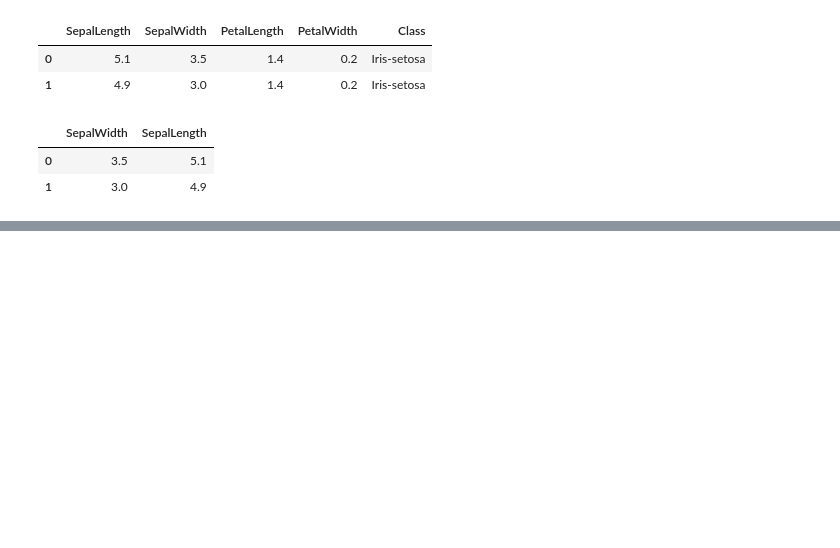
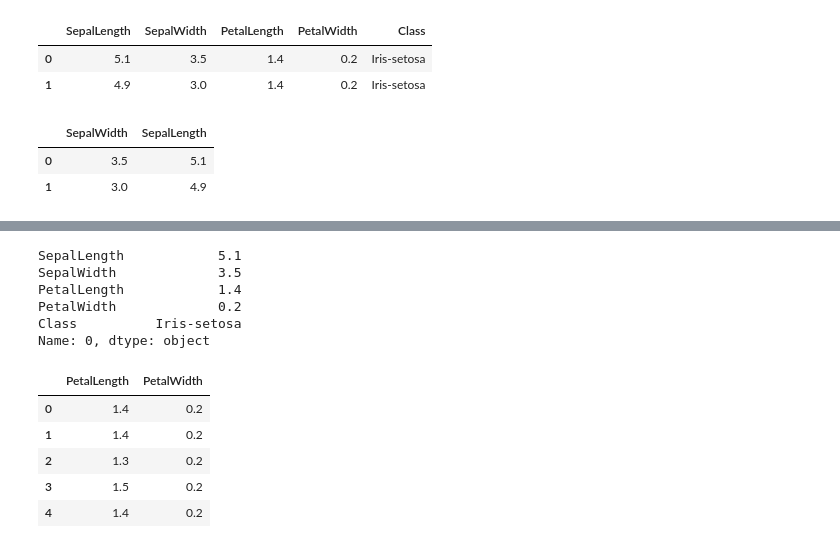
Before and after one commit to davideliason/DM4BA_Personal_Practice, a Jupyter notebook: Pandas_DataAnalysis.ipynb, the cells around one changed output, grey strips where cells are left out. Cells and saved outputs as stored; diff of their text form; code cells hidden in the pictures; blank space fills up the shorter version.

```diff
--- a/Pandas_DataAnalysis.ipynb
+++ b/Pandas_DataAnalysis.ipynb
@@ -173,0 +179,19 @@ iris[ ['SepalWidth', 'SepalLength'] ] .head(2)
+# %%
+iris.iloc[0] # first row
+# %% [output]
+SepalLength            5.1
+SepalWidth             3.5
+PetalLength            1.4
+PetalWidth             0.2
+Class          Iris-setosa
+Name: 0, dtype: object
+# %%
+# first five rows and third and fourth columns
+iris.iloc[0:5, 2:4].head()
+# %% [output]
+|  | PetalLength | PetalWidth |
+| 0 | 1.4 | 0.2 |
+| 1 | 1.4 | 0.2 |
+| 2 | 1.3 | 0.2 |
+| 3 | 1.5 | 0.2 |
+| 4 | 1.4 | 0.2 |
```
Also changed, not shown: parts of 2 cells of this notebook.
